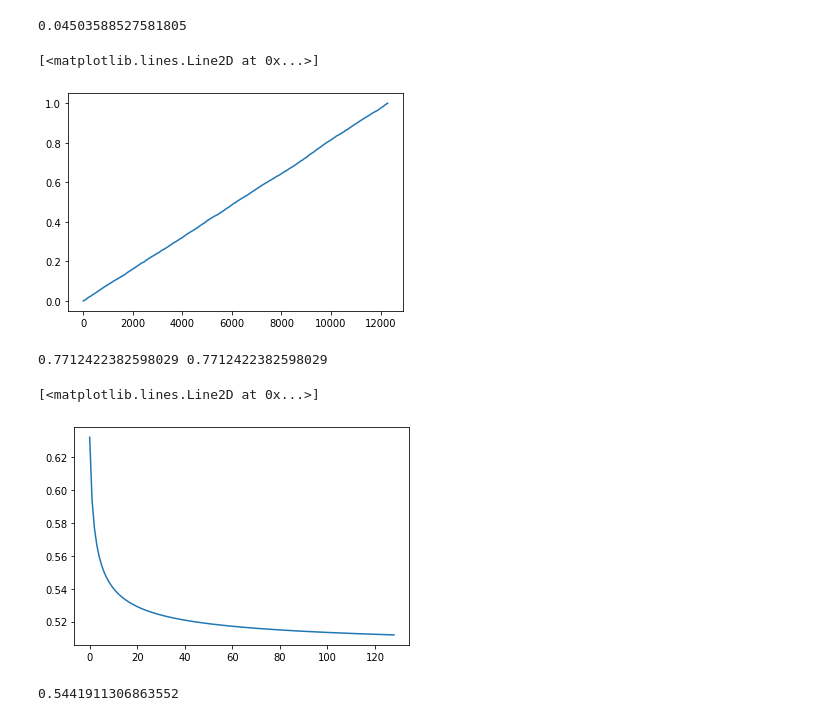
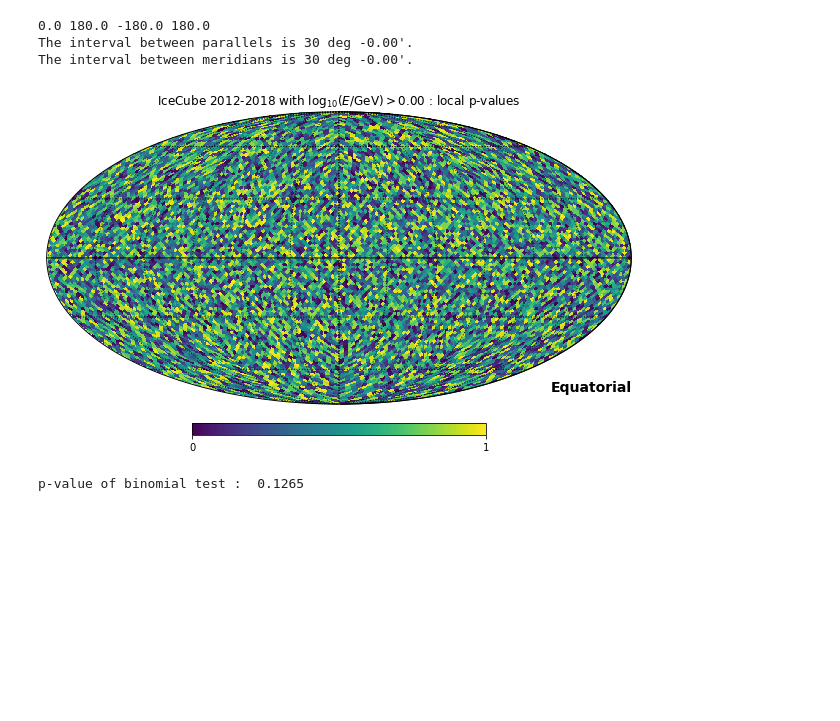
Before and after one commit to mahlers77/KSETA2023, a Jupyter notebook: IceCube_allsky.ipynb, the cells around one changed output. Drawn from its saved outputs; the diff is of its cells as text; code cells hidden in the pictures; blank space fills up the shorter version.

```diff
--- a/IceCube_allsky.ipynb
+++ b/IceCube_allsky.ipynb
@@ -88,4 +136,0 @@ H.mollview(erfc(sqrt(TSmap/2)),min=0)
-# %%
-min(erfc(sqrt(TSmap/2)))*npix
-# %% [output]
-0.04503588527581805
@@ -94,6 +136,0 @@ pvalues = sort(erfc(sqrt(TSmap/2)))
-# %%
-pvalues = sort(np.random.rand(npix))
-plot(pvalues)
-# %% [output]
-[<matplotlib.lines.Line2D at 0x...>]
-[figure, removed]
@@ -114,13 +137,44 @@ Pk2 = [1-sum([binom(10*npix,k-1)*((kmax)/(10*npix))**(k-1)*(1-(kmax)/(10*npix))*
-# %%
-print((1-(1-pvalues[0])**npix),Pk[0])
-# %% [output]
-0.7712422382598029 0.7712422382598029
-# %%
-plot(Pk)
-# %% [output]
-[<matplotlib.lines.Line2D at 0x...>]
-[figure, removed]
-# %%
-[1-sum(terms[:k]) for k in range(1,140)]
-# %% [output]
-0.5441911306863552
+# %%
+tit = r'IceCube 2012-2018 with $\log_{10}(E/{\rm GeV})>' + format(energy_cut, '.2f') + r'$ : local p-values'
+
+H.mollview(erfc(sqrt(TSmap/2)),title=tit,coord='C',cbar=True,rot=180,min=0,max=1)
+H.graticule()
+# %% [output]
+0.0 180.0 -180.0 180.0
+The interval between parallels is 30 deg -0.00'.
+The interval between meridians is 30 deg -0.00'.
+[figure, added]
+# %%
+# ranked list of observed p-values:
+pvalues = sort(erfc(sqrt(TSmap/2)))
+
+# binomial probability
+Pk_obs = [gammainc(kmax,npix*pvalues[kmax-1]) for kmax in range(1,100)]
+
+log_binomial_test_obs = -np.log(min(Pk_obs))/np.log(10)
+
+# generate RUNS random samples
+Pk_random = []
+
+log_binomial_test = []
+
+RUNS = 10000
+
+for i in range(0,RUNS) :
+    pvalues_random = sort(np.random.rand(npix))
+    Pk_temp = [gammainc(kmax,npix*pvalues_random[kmax-1]) for kmax in range(1,100)]
+    Pk_random.append(Pk_temp)
+
+    log_binomial_test.append(-np.log(min(Pk_temp))/np.log(10))
+
+log_binomial_test = np.array(log_binomial_test)
+Pk_random = np.array(Pk_random)
+
+Pk50 = [mean(Pk_random.transpose()[i-1]) for i in range(1,100)]
+Pk95 = [np.quantile(Pk_random.transpose()[i-1],0.95) for i in range(1,100)]
+Pk5 = [np.quantile(Pk_random.transpose()[i-1],0.05) for i in range(1,100)]
+
+pvalue_BT = len(log_binomial_test[log_binomial_test > log_binomial_test_obs])/len(log_binomial_test)
+print('p-value of binomial test : ',pvalue_BT)
+# %% [output]
+p-value of binomial test :  0.1265
```
Also changed, not shown: parts of 21 cells of this notebook, 5 other files.
